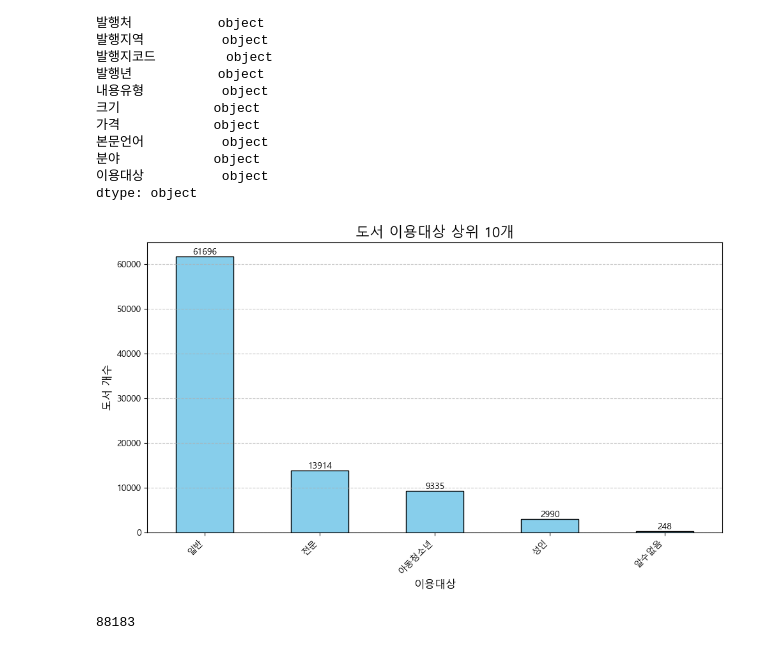
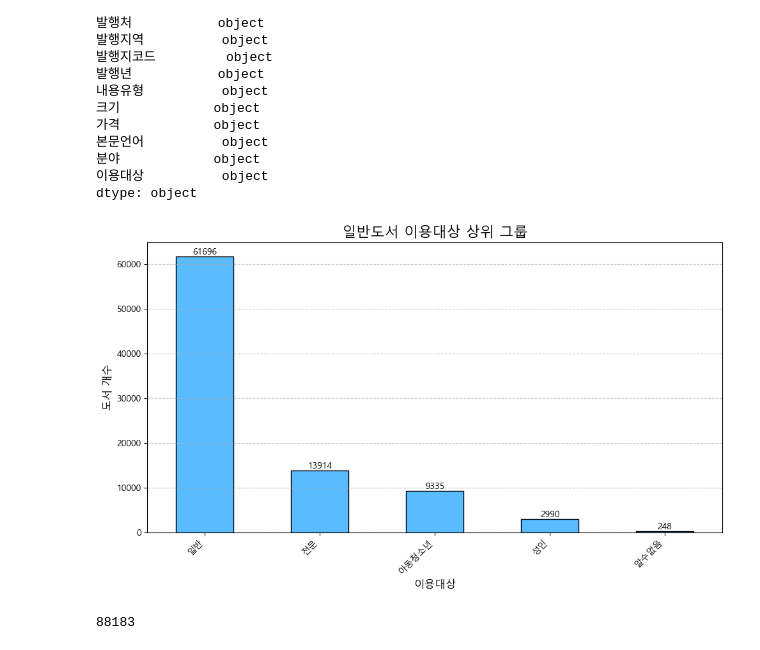
Before and after one commit to mgskko/Project_Contest_National_Library_of_Korea_Book_Data, a Jupyter notebook: biblio_data_book_updated_py.ipynb, the cells around one changed output. Cells and saved outputs as stored; diff of their text form; code cells hidden in the pictures.

```diff
--- a/biblio_data_book_updated_py.ipynb
+++ b/biblio_data_book_updated_py.ipynb
@@ -78,35 +78,35 @@ dtype: object
 # %%
 import matplotlib.pyplot as plt
 from matplotlib import font_manager, rc
 
 # 한글 폰트 설정 (Windows 환경에서는 다른 폰트를 사용할 수 있음)
 font_path = "C:/Windows/Fonts/malgun.ttf"  # 사용할 한글 폰트 경로
 font_name = font_manager.FontProperties(fname=font_path).get_name()
 rc('font', family=font_name)
 
 # 본문언어 빈도 상위 10개 가져오기
 top_languages = data['이용대상'].value_counts().head(10)
 
 # 그래프 그리기
 plt.figure(figsize=(10, 6))
-ax = top_languages.plot(kind='bar', color='skyblue', edgecolor='black')
-plt.title('도서 이용대상 상위 10개', fontsize=16)
+ax = top_languages.plot(kind='bar', color='#5ABBFF', edgecolor='black')
+plt.title('일반도서 이용대상 상위 그룹', fontsize=16)
 plt.xlabel('이용대상', fontsize=12)
 plt.ylabel('도서 개수', fontsize=12)
 plt.xticks(rotation=45, ha='right', fontsize=10)
 plt.yticks(fontsize=10)
 plt.grid(axis='y', linestyle='--', alpha=0.7)
 
 # 그래프에 개수 표시
 for i, v in enumerate(top_languages):
     ax.text(i, v + 10, str(v), ha='center', va='bottom', fontsize=10)
 
 plt.tight_layout()
 
 # 그래프 표시
 plt.show()
 # %% [output]
-[figure, old version]
+[figure, new version]
 # %%
 print(len(data))
 # %% [output]
```
Also changed, not shown: 4 other files.
